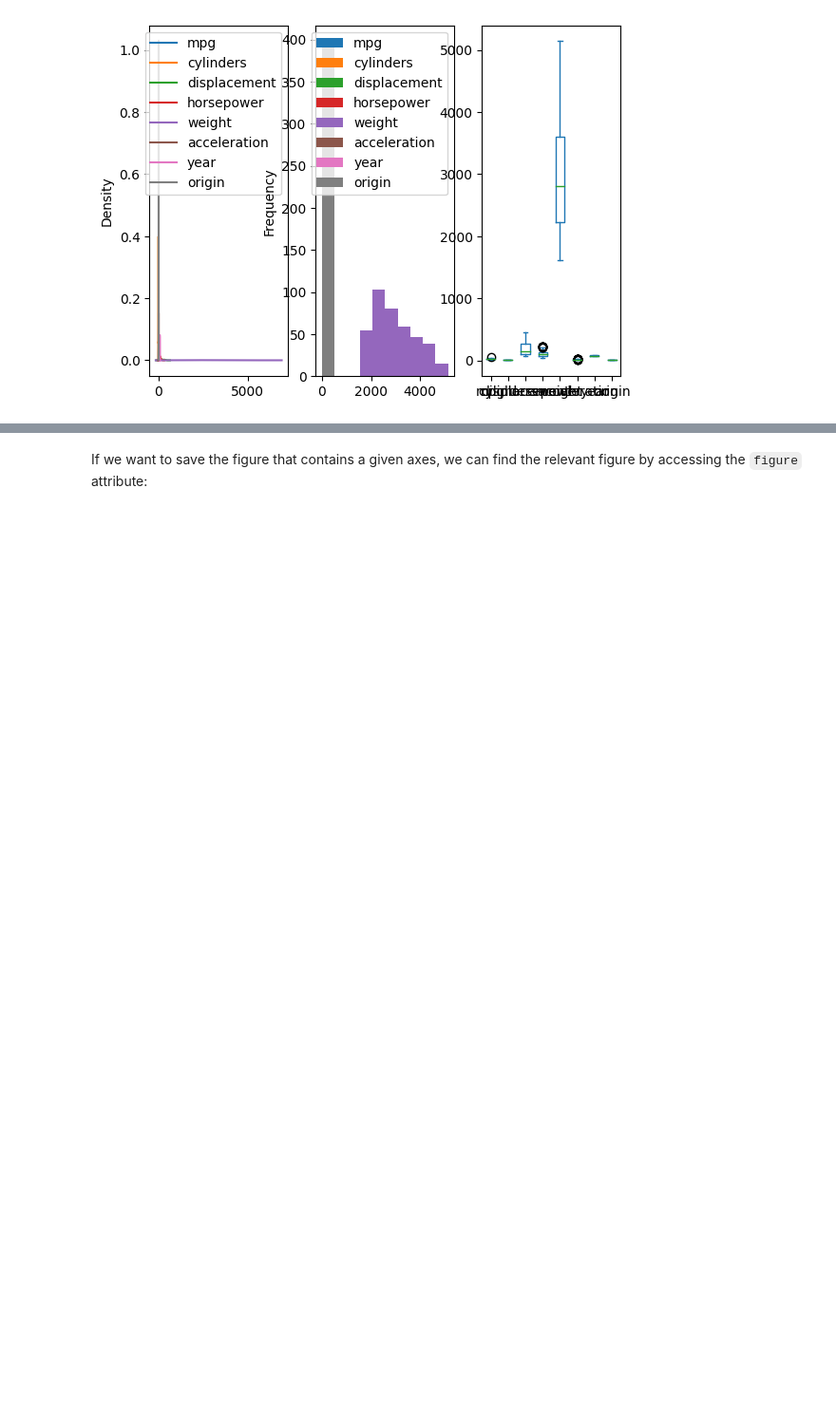
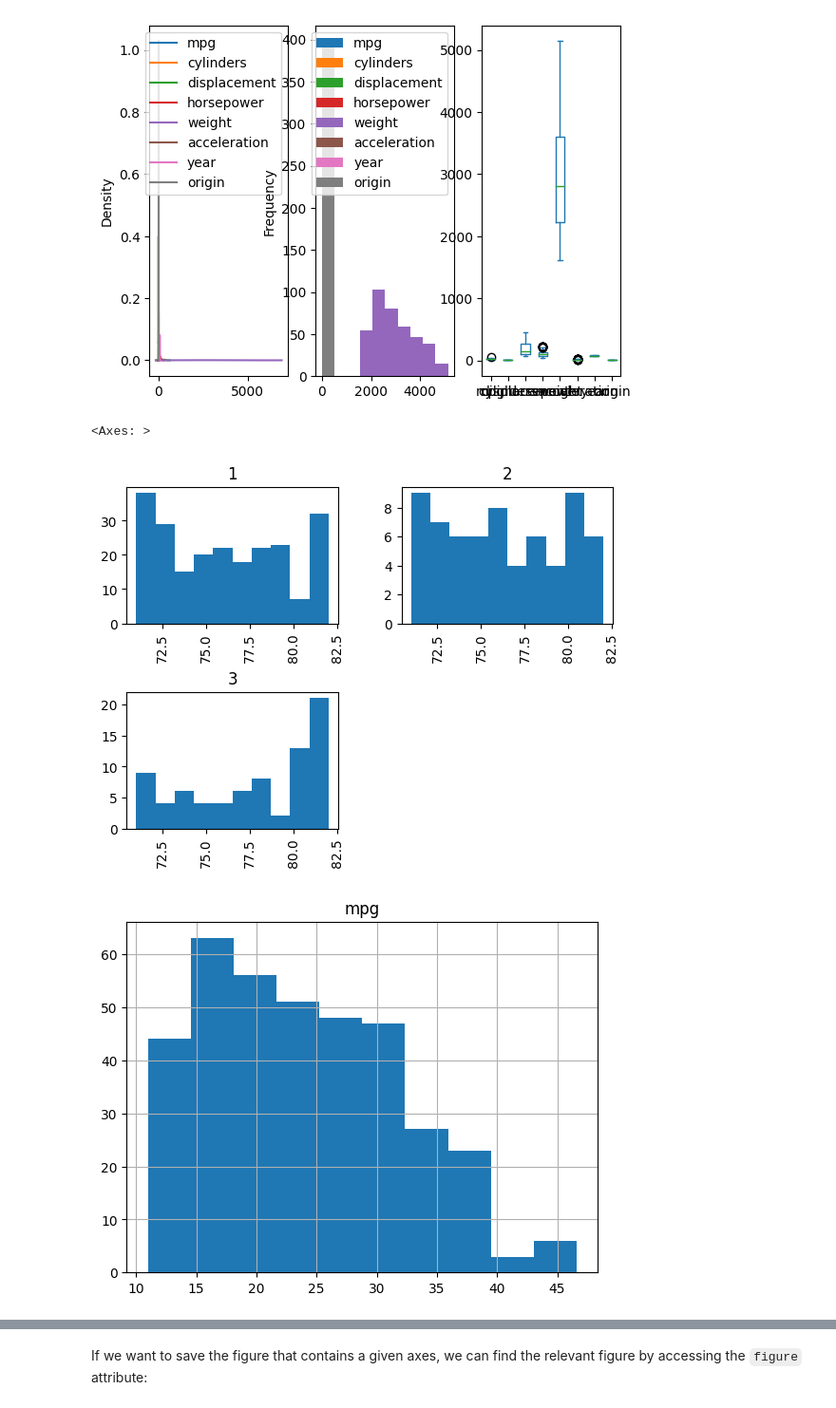
Before and after one commit to aminehd/ISLP_labs_amineh, a Jupyter notebook: Ch02-statlearn-lab.ipynb, the cells around one changed output, grey strips where cells are left out. Shown at 95% size. Cells and saved outputs as stored; diff of their text form; code cells hidden in the pictures; blank space fills up the shorter version.

Commit message:
Add practice for numpy nddaray, subseting using ix_ and plotting wierd dimensions

```diff
--- a/Ch02-statlearn-lab.ipynb
+++ b/Ch02-statlearn-lab.ipynb
@@ -1993,3 +1993,14 @@ Auto.plot.box(ax=axes[2])
 # %% [output]
 <Axes: >
 [figure]
+# %%
+Auto = Auto[lambda df: df.year > 70]
+Auto.hist(column=['year'], by='origin')
+Auto.origin = pd.Series(Auto.origin, dtype='category')
+Auto.origin.dtype
+Auto.loc[:,['mpg']].hist()
+Auto.loc[:,['mpg']].plot.box()
+# %% [output]
+<Axes: >
+[figure, added]
+[figure, added]
```
Also changed, not shown: parts of 3 cells of this notebook.
